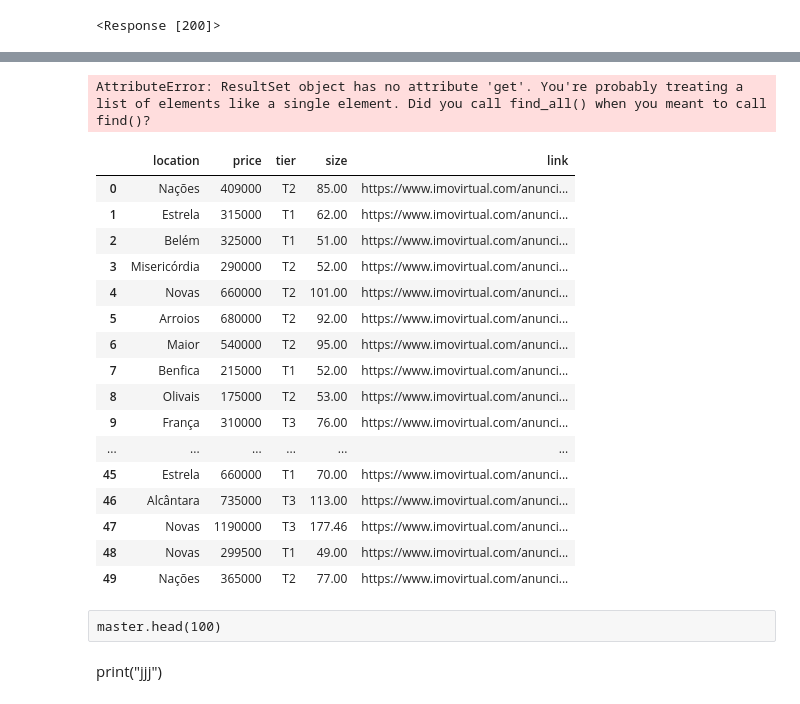
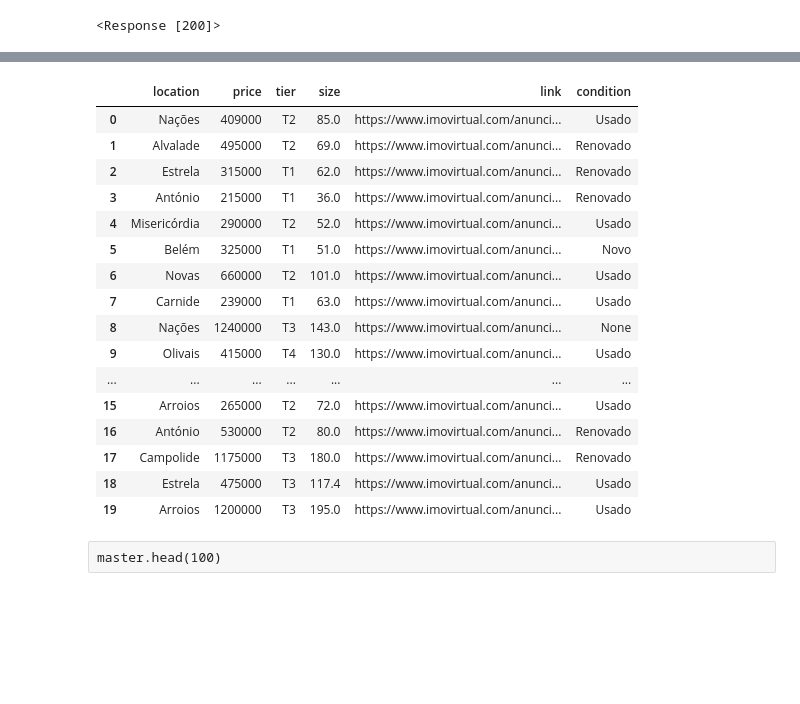
Before and after one commit to diogomaiog/project-3, a Jupyter notebook: main2.ipynb, the cells around one changed output, grey strips where cells are left out. Drawn from its saved outputs; the diff is of its cells as text; code cells hidden in the pictures; blank space fills up the shorter version.

Commit message:
new version of the scrapping, now collects condition of the property

```diff
--- a/main2.ipynb
+++ b/main2.ipynb
@@ -98,69 +94,37 @@ https://www.imovirtual.com/comprar/apartamento/lisboa/?search%5Bregion_id%5D=11&
 https://www.imovirtual.com/comprar/apartamento/lisboa/?search%5Bregion_id%5D=11&search%5Bsubregion_id%5D=153&nrAdsPerPage=72?page=165
 https://www.imovirtual.com/comprar/apartamento/lisboa/?search%5Bregion_id%5D=11&search%5Bsubregion_id%5D=153&nrAdsPerPage=72?page=166
 https://www.imovirtual.com/comprar/apartamento/lisboa/?search%5Bregion_id%5D=11&search%5Bsubregion_id%5D=153&nrAdsPerPage=72?page=167
-# %%
-import re
-URLs = 'https://www.imovirtual.com/comprar/apartamento/lisboa/?search%5Bregion_id%5D=11&search%5Bsubregion_id%5D=153&nrAdsPerPage=72'
-prices = []
-house_type = []
-area = []
-locations = []
-response = requests.get('https://www.imovirtual.com/comprar/apartamento/lisboa/?search%5Bregion_id%5D=11&search%5Bsubregion_id%5D=153&nrAdsPerPage=72')
-soup = BeautifulSoup(response.content)
-
-listings = soup.find_all(attrs = {'class' : 'offer-item-details'})
-
-#products = soup.find_all('li', attrs = {'class' : '_0a5d39 _d85b45'})
-
-
-listings[0].find_all(attrs = {'class' : 'parameters-view hidden-xs'}).text()
-#condition = [house.find_all(attrs = {'class' : 'parameters-view hidden-xs'}).find_all('li')[-1].text for house in listings]
-#condition
-#condition = [house.find_all('li', attrs = {'class' : 'params-small clearfix hidden-xs'})[-1].text for house in listings]
-#condition = [house.find_all('li')[-1].text for house in listings]
-
-#condition = [re.findall(rule,house.text)[0].replace("\n","") for house in listings]
-#condition
-#    URLs.append([house.a['href'] for house in listings])
-#   prices.append([house.find_all(attrs = {'class' : 'offer-item-price'})[0].text.replace(" ","").replace(",","").split("\n")[1].replace("€","") for house in listings])
-#    house_type.append([house.find_all(attrs = {'class': 'offer-item-rooms hidden-xs'})[0].text for house in listings])
-#    area.append([float(house.find_all(attrs = {'class': 'hidden-xs offer-item-area'})[0].text.replace(" m²","").replace(",",".").replace(" ","")) for house in listings])
-#    locations.append([house.find_all(attrs = {'class': 'text-nowrap'})[1].text.split(" ")[-2].replace(",","") for house in listings])
-#    time.sleep(0.001)
-# %% [output]
-AttributeError: ResultSet object has no attribute 'get'. You're probably treating a list of elements like a single element. Did you call find_all() when you meant to call find()?
 # %%
 master = pd.DataFrame()
 master['location'] = [item for lister in locations for item in lister]
 master['price'] = [item for lister in prices for item in lister]
 master['tier'] = [item for lister in house_type for item in lister]
 master['size'] = [item for lister in area for item in lister]
 master['link'] = [item for lister in URLs for item in lister]
+master['condition'] = conditions
 
-master.head(50)
+master.head(20)
 # %% [output]
-|  | location | price | tier | size | link |
-| 0 | Nações | 409000 | T2 | 85.00 | https://www.imovirtual.com/anunci... |
-| 1 | Estrela | 315000 | T1 | 62.00 | https://www.imovirtual.com/anunci... |
-| 2 | Belém | 325000 | T1 | 51.00 | https://www.imovirtual.com/anunci... |
-| 3 | Misericórdia | 290000 | T2 | 52.00 | https://www.imovirtual.com/anunci... |
-| 4 | Novas | 660000 | T2 | 101.00 | https://www.imovirtual.com/anunci... |
-| 5 | Arroios | 680000 | T2 | 92.00 | https://www.imovirtual.com/anunci... |
-| 6 | Maior | 540000 | T2 | 95.00 | https://www.imovirtual.com/anunci... |
-| 7 | Benfica | 215000 | T1 | 52.00 | https://www.imovirtual.com/anunci... |
-| 8 | Olivais | 175000 | T2 | 53.00 | https://www.imovirtual.com/anunci... |
-| 9 | França | 310000 | T3 | 76.00 | https://www.imovirtual.com/anunci... |
-| ... | ... | ... | ... | ... | ... |
-| 45 | Estrela | 660000 | T1 | 70.00 | https://www.imovirtual.com/anunci... |
-| 46 | Alcântara | 735000 | T3 | 113.00 | https://www.imovirtual.com/anunci... |
-| 47 | Novas | 1190000 | T3 | 177.46 | https://www.imovirtual.com/anunci... |
-| 48 | Novas | 299500 | T1 | 49.00 | https://www.imovirtual.com/anunci... |
-| 49 | Nações | 365000 | T2 | 77.00 | https://www.imovirtual.com/anunci... |
+|  | location | price | tier | size | link | condition |
+| 0 | Nações | 409000 | T2 | 85.0 | https://www.imovirtual.com/anunci... | Usado |
+| 1 | Alvalade | 495000 | T2 | 69.0 | https://www.imovirtual.com/anunci... | Renovado |
+| 2 | Estrela | 315000 | T1 | 62.0 | https://www.imovirtual.com/anunci... | Renovado |
+| 3 | António | 215000 | T1 | 36.0 | https://www.imovirtual.com/anunci... | Renovado |
+| 4 | Misericórdia | 290000 | T2 | 52.0 | https://www.imovirtual.com/anunci... | Usado |
+| 5 | Belém | 325000 | T1 | 51.0 | https://www.imovirtual.com/anunci... | Novo |
+| 6 | Novas | 660000 | T2 | 101.0 | https://www.imovirtual.com/anunci... | Usado |
+| 7 | Carnide | 239000 | T1 | 63.0 | https://www.imovirtual.com/anunci... | Usado |
+| 8 | Nações | 1240000 | T3 | 143.0 | https://www.imovirtual.com/anunci... | None |
+| 9 | Olivais | 415000 | T4 | 130.0 | https://www.imovirtual.com/anunci... | Usado |
+| ... | ... | ... | ... | ... | ... | ... |
+| 15 | Arroios | 265000 | T2 | 72.0 | https://www.imovirtual.com/anunci... | Usado |
+| 16 | António | 530000 | T2 | 80.0 | https://www.imovirtual.com/anunci... | Renovado |
+| 17 | Campolide | 1175000 | T3 | 180.0 | https://www.imovirtual.com/anunci... | Renovado |
+| 18 | Estrela | 475000 | T3 | 117.4 | https://www.imovirtual.com/anunci... | Usado |
+| 19 | Arroios | 1200000 | T3 | 195.0 | https://www.imovirtual.com/anunci... | Usado |
 # %%
 master = master[~master["price"].str.startswith("P")]
 # %% [raw]
 master.head(100)
-# %% [markdown]
-print("jjj")
 # %%
 master = master[~master["price"].str.startswith("P")]
```
Also changed, not shown: parts of 17 cells of this notebook.
